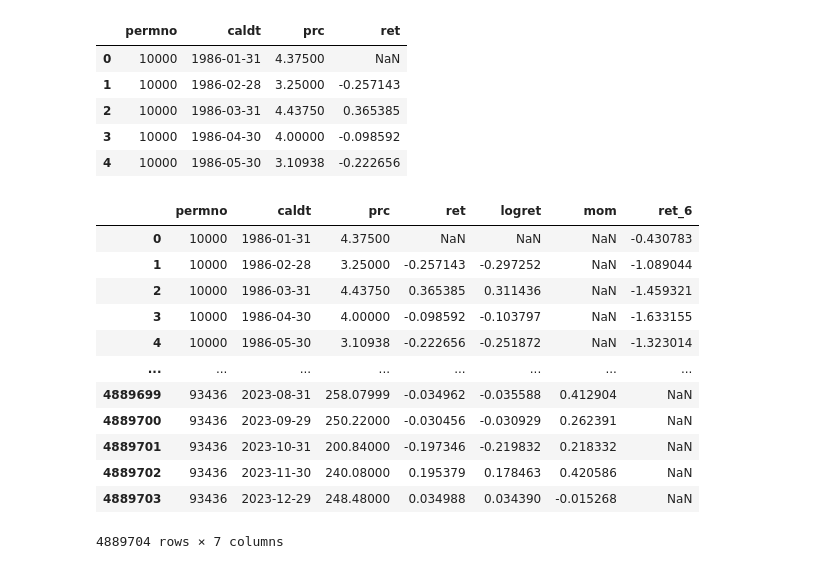
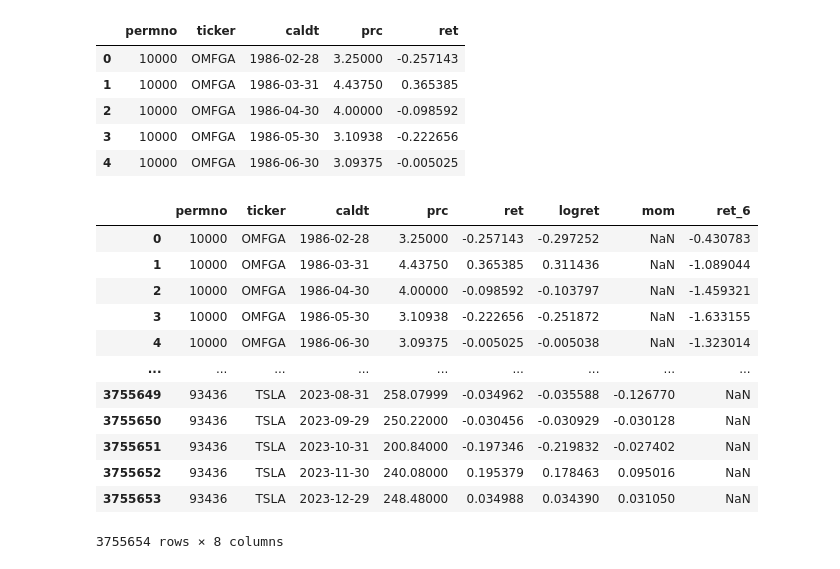
Before and after one commit to andrewhall1124/momentum, a Jupyter notebook: momentum.ipynb, the cells around one changed output. Drawn from its saved outputs; the diff is of its cells as text; code cells hidden in the pictures.

```diff
--- a/momentum.ipynb
+++ b/momentum.ipynb
@@ -7,7 +7,7 @@ import seaborn as sns
 # %%
 # Read in crsp monthly data
 
-df = pd.read_feather("crsp_monthly.ftr")
+df = pd.read_parquet("~/Data/crsp_monthly_clean.parquet")
 
 df.head()
 # %% [output]
@@ -24,45 +24,50 @@ df['prc'] = abs(df['prc'])
 
 df.sort_values(by=['permno', 'caldt'], inplace=True)
 
-df = df[['permno', 'caldt', 'prc', 'ret']]
+df = df[['permno', 'ticker', 'caldt', 'prc', 'ret']]
+
 
 df.head()
 # %% [output]
-|  | permno | caldt | prc | ret |
-| 0 | 10000 | 1986-01-31 | 4.37500 | NaN |
-| 1 | 10000 | 1986-02-28 | 3.25000 | -0.257143 |
-| 2 | 10000 | 1986-03-31 | 4.43750 | 0.365385 |
-| 3 | 10000 | 1986-04-30 | 4.00000 | -0.098592 |
-| 4 | 10000 | 1986-05-30 | 3.10938 | -0.222656 |
+|  | permno | ticker | caldt | prc | ret |
+| 0 | 10000 | OMFGA | 1986-02-28 | 3.25000 | -0.257143 |
+| 1 | 10000 | OMFGA | 1986-03-31 | 4.43750 | 0.365385 |
+| 2 | 10000 | OMFGA | 1986-04-30 | 4.00000 | -0.098592 |
+| 3 | 10000 | OMFGA | 1986-05-30 | 3.10938 | -0.222656 |
+| 4 | 10000 | OMFGA | 1986-06-30 | 3.09375 | -0.005025 |
 # %%
 # Calculate momentum feature
+window = 11
+skip = 1
+holding_period = 6
+holding_period_var = f'ret_{holding_period}'
 
 # Log Returns
-df['logret'] = np.log(1 + df['ret'])
+df['logret'] = np.log1p(df['ret'])
 
 # Momentum from t-6 to t-1
-df['mom'] = df.groupby('permno')['logret'].rolling(5,5).sum().reset_index(drop=True)
-df['mom'] = df.groupby('permno')['mom'].shift(2)
+df['mom'] = df.groupby('permno')['logret'].rolling(window,window).sum().reset_index(drop=True)
+df['mom'] = df.groupby('permno')['mom'].shift(skip + 1) # Once for skip and once for lag
 
 # Holding period returns
-df['ret_6'] = df.groupby('permno')['logret'].rolling(6,6).sum().reset_index(drop=True)
-df['ret_6'] = df.groupby('permno')['ret_6'].shift(-6)
+df[holding_period_var] = df.groupby('permno')['logret'].rolling(holding_period,holding_period).sum().reset_index(drop=True)
+df[holding_period_var] = df.groupby('permno')[holding_period_var].shift(-(holding_period-1))
 
 df
 # %% [output]
-|  | permno | caldt | prc | ret | logret | mom | ret_6 |
-| 0 | 10000 | 1986-01-31 | 4.37500 | NaN | NaN | NaN | -0.430783 |
-| 1 | 10000 | 1986-02-28 | 3.25000 | -0.257143 | -0.297252 | NaN | -1.089044 |
-| 2 | 10000 | 1986-03-31 | 4.43750 | 0.365385 | 0.311436 | NaN | -1.459321 |
-| 3 | 10000 | 1986-04-30 | 4.00000 | -0.098592 | -0.103797 | NaN | -1.633155 |
-| 4 | 10000 | 1986-05-30 | 3.10938 | -0.222656 | -0.251872 | NaN | -1.323014 |
-| ... | ... | ... | ... | ... | ... | ... | ... |
-| 4889699 | 93436 | 2023-08-31 | 258.07999 | -0.034962 | -0.035588 | 0.412904 | NaN |
-| 4889700 | 93436 | 2023-09-29 | 250.22000 | -0.030456 | -0.030929 | 0.262391 | NaN |
-| 4889701 | 93436 | 2023-10-31 | 200.84000 | -0.197346 | -0.219832 | 0.218332 | NaN |
-| 4889702 | 93436 | 2023-11-30 | 240.08000 | 0.195379 | 0.178463 | 0.420586 | NaN |
-| 4889703 | 93436 | 2023-12-29 | 248.48000 | 0.034988 | 0.034390 | -0.015268 | NaN |
+|  | permno | ticker | caldt | prc | ret | logret | mom | ret_6 |
+| 0 | 10000 | OMFGA | 1986-02-28 | 3.25000 | -0.257143 | -0.297252 | NaN | -0.430783 |
+| 1 | 10000 | OMFGA | 1986-03-31 | 4.43750 | 0.365385 | 0.311436 | NaN | -1.089044 |
+| 2 | 10000 | OMFGA | 1986-04-30 | 4.00000 | -0.098592 | -0.103797 | NaN | -1.459321 |
+| 3 | 10000 | OMFGA | 1986-05-30 | 3.10938 | -0.222656 | -0.251872 | NaN | -1.633155 |
+| 4 | 10000 | OMFGA | 1986-06-30 | 3.09375 | -0.005025 | -0.005038 | NaN | -1.323014 |
+| ... | ... | ... | ... | ... | ... | ... | ... | ... |
+| 3755649 | 93436 | TSLA | 2023-08-31 | 258.07999 | -0.034962 | -0.035588 | -0.126770 | NaN |
+| 3755650 | 93436 | TSLA | 2023-09-29 | 250.22000 | -0.030456 | -0.030929 | -0.030128 | NaN |
+| 3755651 | 93436 | TSLA | 2023-10-31 | 200.84000 | -0.197346 | -0.219832 | -0.027402 | NaN |
+| 3755652 | 93436 | TSLA | 2023-11-30 | 240.08000 | 0.195379 | 0.178463 | 0.095016 | NaN |
+| 3755653 | 93436 | TSLA | 2023-12-29 | 248.48000 | 0.034988 | 0.034390 | 0.031050 | NaN |
-4889704 rows × 7 columns
+3755654 rows × 8 columns
 # %%
 # Filtering by prc greater than 5 and months that momentum is known
 
```
Also changed, not shown: parts of 7 cells of this notebook, 1 other file.
